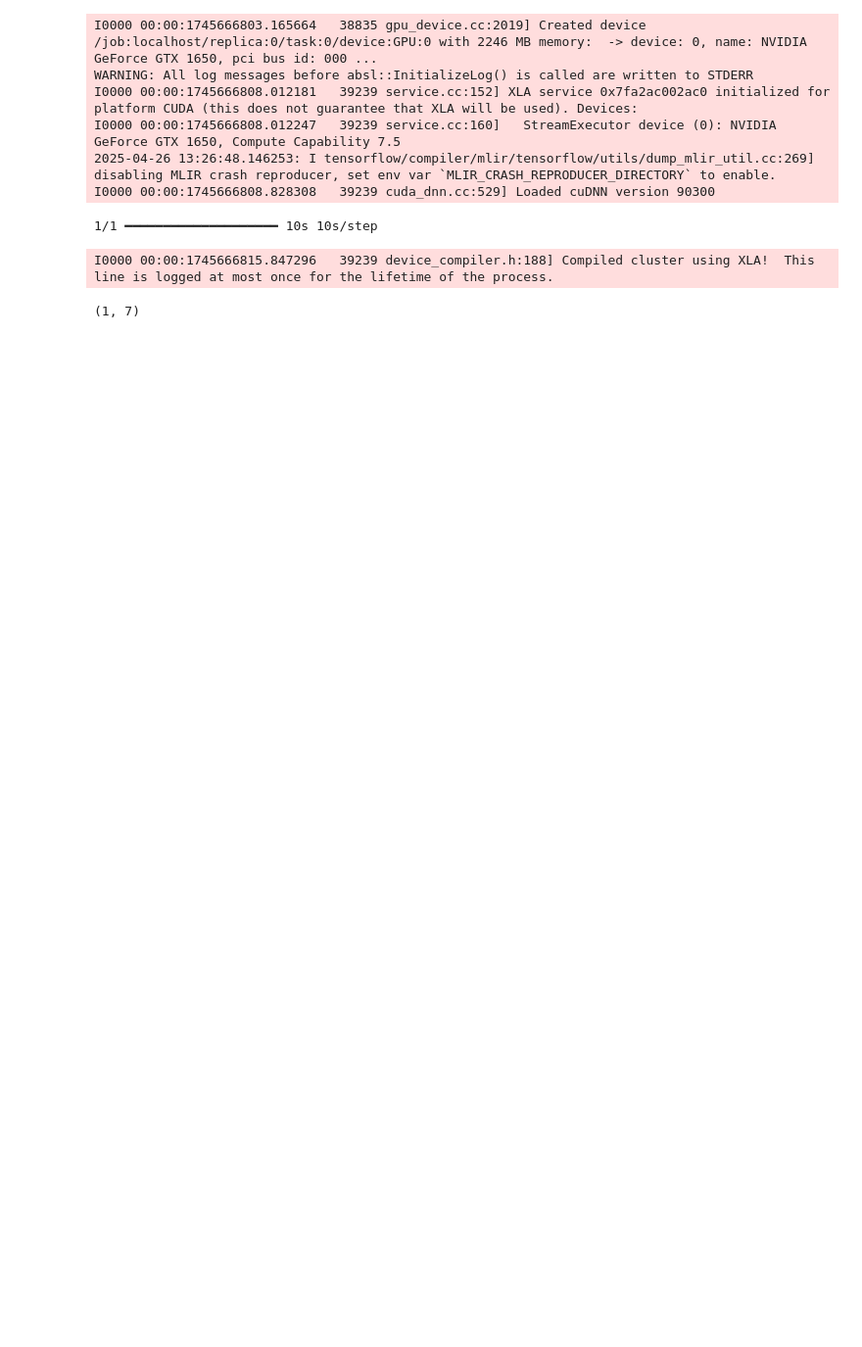
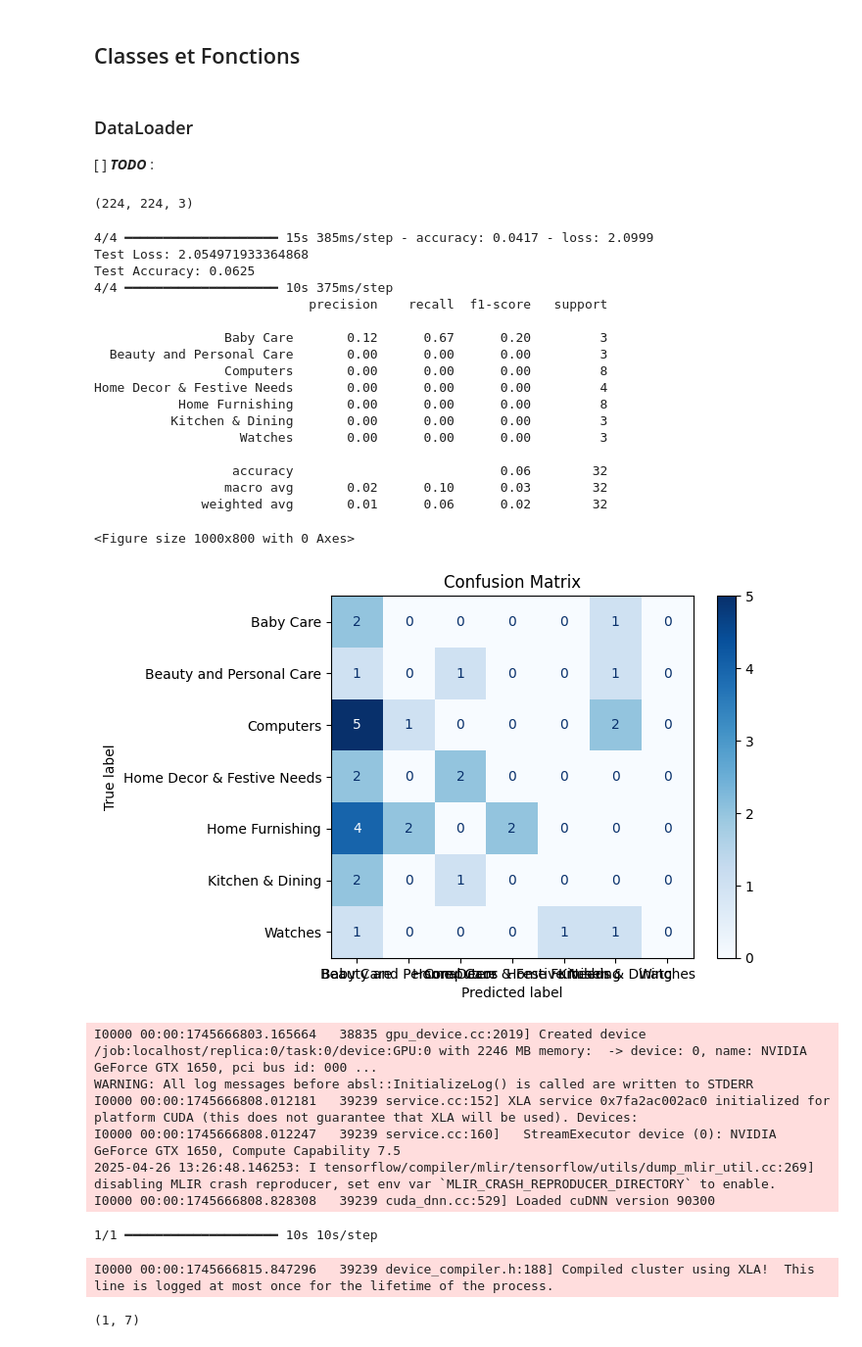
Before and after one commit to Hedredo/oc_p9, a Jupyter notebook: notebook-tf/experiment.ipynb, the cells around one changed output. Shown at 98% size. Saved outputs shown, nothing was run; the diff lists cells and outputs as text; code cells hidden in the pictures; blank space fills up the shorter version.

```diff
--- a/notebook-tf/experiment.ipynb
+++ b/notebook-tf/experiment.ipynb
@@ -27,0 +142,6 @@ url = "http://images.cocodataset.org/val2017/000000020247.jpg"
+# %% [markdown]
+## Classes et Fonctions
+# %% [markdown]
+### DataLoader
+
+[ ] ***TODO*** :
@@ -27,0 +197,4 @@ url = "http://images.cocodataset.org/val2017/000000020247.jpg"
+# %%
+INPUT_RESOLUTION
+# %% [output]
+(224, 224, 3)
@@ -28,3 +224,60 @@ url = "http://images.cocodataset.org/val2017/000000020247.jpg"
+# %%
+model = EfficientNetModel(
+    num_classes=N_CLASSES,
+    input_resolution=INPUT_RESOLUTION,
+    weights= ARTIFACTS_FOLDER / "effnet.weights.h5",
+)
+# %%
+test_dataset = ImageDataset(
+    dataframe=test,
+    image_dir=IMAGE_FOLDER,
+    processor=preprocess_input,  # Assuming no processor is needed for this model
+)
+# %%
+model.compile(
+    optimizer=tf.keras.optimizers.Adam(learning_rate=1e-4),
+    loss=tf.keras.losses.SparseCategoricalCrossentropy(from_logits=False),
+    metrics=["accuracy"],
+)
+# Evaluate the model on the test dataset
+test_loss, test_accuracy = model.evaluate(test_dataset, verbose=1)
+print(f"Test Loss: {test_loss}")
+print(f"Test Accuracy: {test_accuracy}")
+# Generate predictions
+predictions = model.predict(test_dataset)
+predicted_classes = np.argmax(predictions, axis=1)
+# Get true labels
+true_labels = test["class"].values
+# Generate classification report
+report = classification_report(true_labels, predicted_classes, target_names=CLASSES)
+print(report)
+# Generate confusion matrix
+cm = tf.math.confusion_matrix(true_labels, predicted_classes, num_classes=N_CLASSES)
+# Plot confusion matrix
+plt.figure(figsize=(10, 8))
+ConfusionMatrixDisplay(confusion_matrix=cm.numpy(), display_labels=CLASSES).plot(cmap="Blues")
+plt.title("Confusion Matrix")
+plt.show()
+# %% [output]
+4/4 ━━━━━━━━━━━━━━━━━━━━ 15s 385ms/step - accuracy: 0.0417 - loss: 2.0999
+Test Loss: 2.054971933364868
+Test Accuracy: 0.0625
+4/4 ━━━━━━━━━━━━━━━━━━━━ 10s 375ms/step
+                            precision    recall  f1-score   support
+
+                 Baby Care       0.12      0.67      0.20         3
+  Beauty and Personal Care       0.00      0.00      0.00         3
+                 Computers       0.00      0.00      0.00         8
+Home Decor & Festive Needs       0.00      0.00      0.00         4
+           Home Furnishing       0.00      0.00      0.00         8
+          Kitchen & Dining       0.00      0.00      0.00         3
+                   Watches       0.00      0.00      0.00         3
+
+                  accuracy                           0.06        32
+                 macro avg       0.02      0.10      0.03        32
+              weighted avg       0.01      0.06      0.02        32
+<Figure size 1000x800 with 0 Axes>
+[figure, added]
 # %%
 # Enregistre les paramètres du modèle
 model_params = {
```
Also changed, not shown: parts of 18 cells of this notebook, 3 other files.
